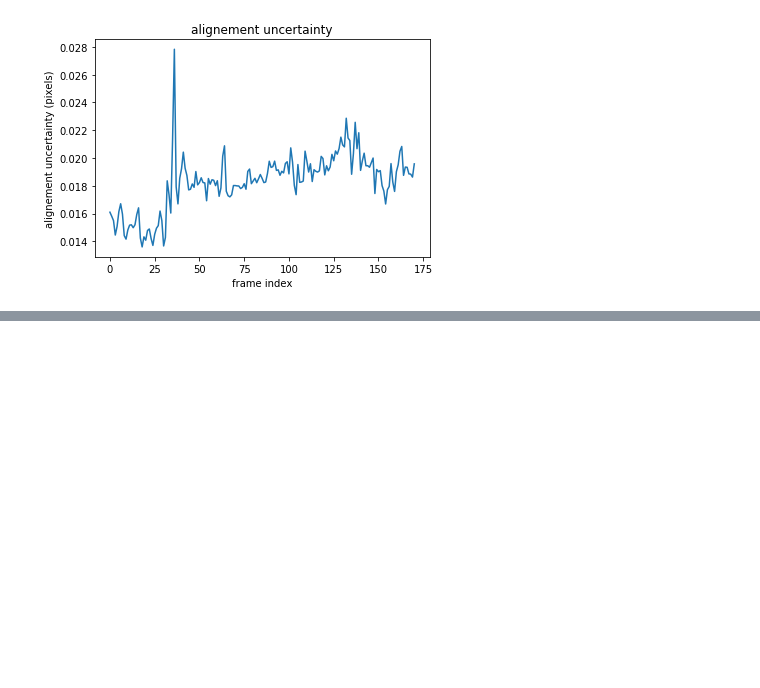
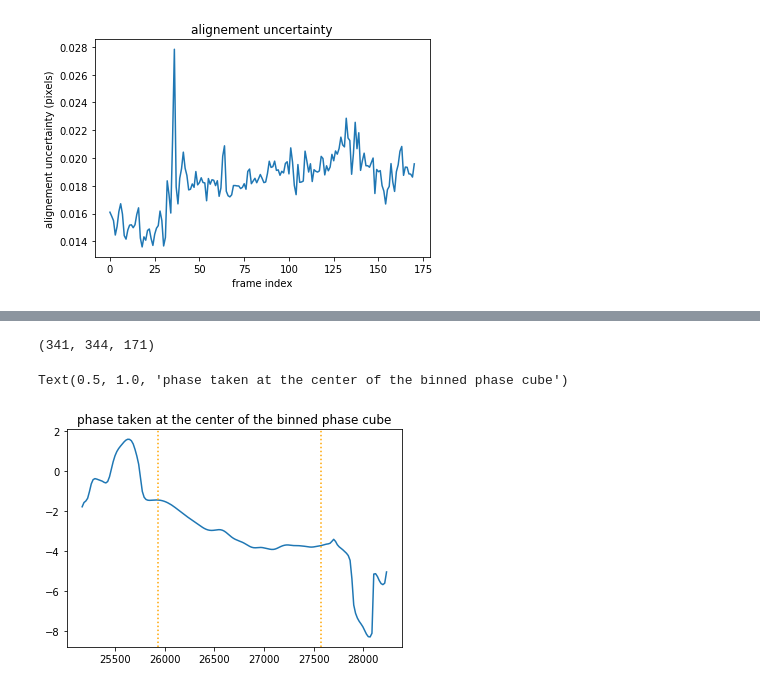
Before and after one commit to thomasorb/orbs, a Jupyter notebook: docs/science_cube.ipynb, the cells around one changed output, grey strips where cells are left out. Drawn from its saved outputs; the diff is of its cells as text; code cells hidden in the pictures; blank space fills up the shorter version.

```diff
--- a/docs/science_cube.ipynb
+++ b/docs/science_cube.ipynb
@@ -99,0 +164,9 @@ Text(0.5, 1.0, 'alignement uncertainty')
+# %%
+bpc = orbs.phase.BinnedPhaseCube('/reductions2/sitelle/M95/SN1/science/M95_SN1/MERGED/M95_SN1.merged.Interferogram.binned_phase_cube.hdf5')
+print(bpc.shape)
+phase = bpc.get_phase(150,150)
+phase.plot()
+pl.axvline(phase.get_filter_bandpass_cm1()[0],c='orange', ls=':')
+pl.axvline(phase.get_filter_bandpass_cm1()[1],c='orange', ls=':')
+pl.title('phase taken at the center of the binned phase cube')
+# %% [output]
@@ -99,0 +174,3 @@ Text(0.5, 1.0, 'alignement uncertainty')
+(341, 344, 171)
+Text(0.5, 1.0, 'phase taken at the center of the binned phase cube')
+[figure, added]
```
Also changed, not shown: parts of 30 cells of this notebook, 38 other files.
